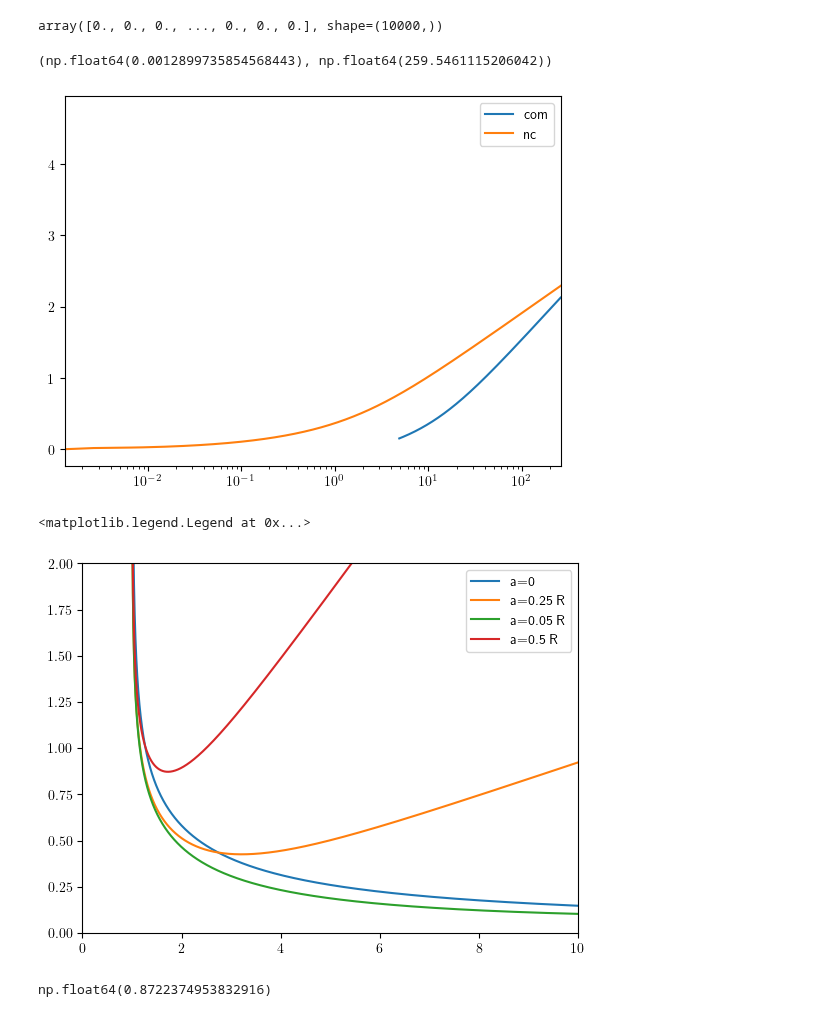
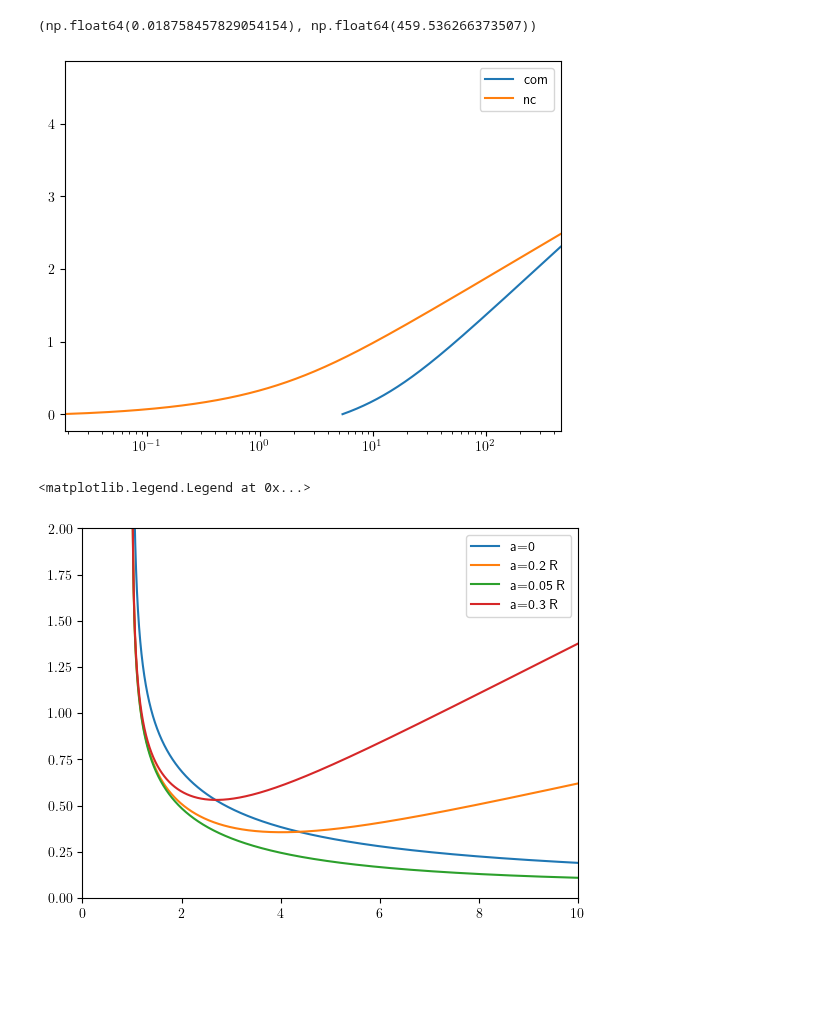
Before and after one commit to Bkorotko03/HoloProj, a Jupyter notebook: combShock260331.ipynb, the cells around one changed output. Cells and saved outputs as stored; diff of their text form; code cells hidden in the pictures; blank space fills up the shorter version.

```diff
--- a/combShock260331.ipynb
+++ b/combShock260331.ipynb
@@ -9,7 +9,7 @@ import matplotlib.pyplot as plt
 import shockFunc260331 as sf
 import NCShockFunc260331 as nsf
 # %%
-num = 10000
+num = 6000
 sf.num = num
 nsf.num = num
 
@@ -52,10 +52,6 @@ ncareaInt = nsf.shockArea(r0grid,R)
 
 cmask = careaInt > 0
 ncmask = ncareaInt > 0
-# %%
-careaInt
-# %% [output]
-array([0., 0., 0., ..., 0., 0., 0.], shape=(10000,))
 # %%
 plt.plot(calphagrid[cmask],careaInt[cmask],label='com')
 plt.plot(ncalphagrid[ncmask],ncareaInt[ncmask],label='nc')
@@ -64,31 +60,27 @@ plt.semilogx()
 plt.legend()
 plt.xlim((min(ncalphagrid[ncmask].min(),calphagrid[cmask].min()),min(ncalphagrid[ncmask].max(),calphagrid[cmask].max())))
 # %% [output]
-(np.float64(0.0012899735854568443), np.float64(259.5461115206042))
+(np.float64(0.018758457829054154), np.float64(459.536266373507))
-[figure, old version]
+[figure, new version]
 # %%
 rminarr = np.logspace(np.log10(R+eps),np.log10(min([sf.rmax,nsf.rmax])),num)
 
 cLvsrminarr = sf.Lvsrmin(rminarr,R)
-ncLvsrminarr = nsf.Lvsrmin(rminarr,R,0.25)
+ncLvsrminarr = nsf.Lvsrmin(rminarr,R,0.2)
 ncLvsrminarr2 = nsf.Lvsrmin(rminarr,R,0.05)
-ncLvsrminarr3 = nsf.Lvsrmin(rminarr,R,0.5)
+ncLvsrminarr3 = nsf.Lvsrmin(rminarr,R,0.3)
 # %%
 plt.plot(rminarr,cLvsrminarr,label='a=0')
-plt.plot(rminarr,ncLvsrminarr,label='a=0.25 R')
+plt.plot(rminarr,ncLvsrminarr,label='a=0.2 R')
 plt.plot(rminarr,ncLvsrminarr2,label='a=0.05 R')
-plt.plot(rminarr,ncLvsrminarr3,label='a=0.5 R')
+plt.plot(rminarr,ncLvsrminarr3,label='a=0.3 R')
 plt.xlim((0,rminarr.max()/10))
 plt.ylim((0,2))
 # plt.semilogy()
 plt.legend()
 # %% [output]
 <matplotlib.legend.Legend at 0x...>
-[figure, old version]
+[figure, new version]
-# %%
-ncLvsrminarr3[:-500].min()
-# %% [output]
-np.float64(0.8722374953832916)
 # %%
 adjrminarr = nsf.rMinCutoff(rminarr,ncLvsrminarr)
 adjrminarr2 = nsf.rMinCutoff(rminarr,ncLvsrminarr2)
```
Also changed, not shown: parts of 8 cells of this notebook.
